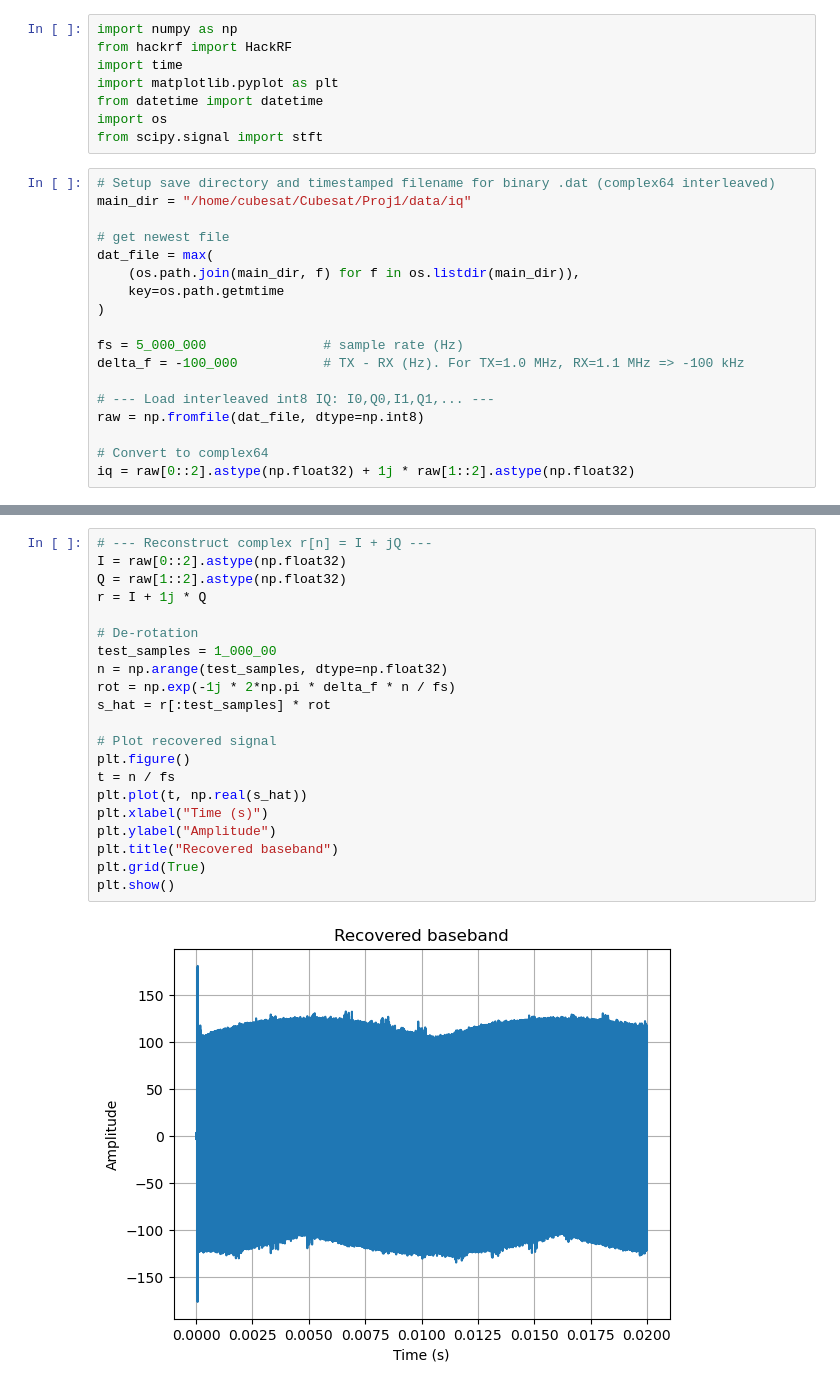
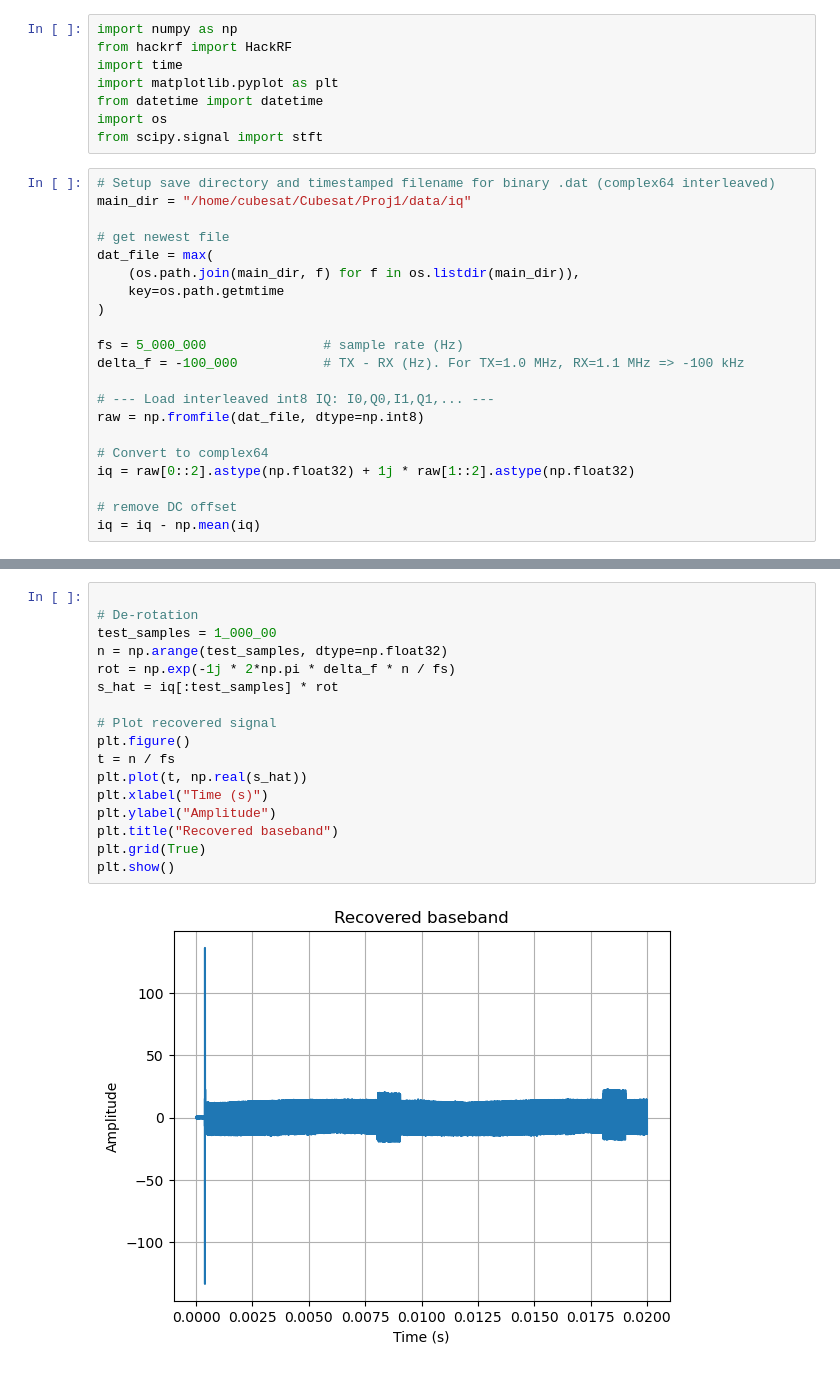
Before and after one commit to patmaloyan/hackrf_rx, a Jupyter notebook: find_start_idx.ipynb, the cells around one changed output, grey strips where cells are left out. Cells and saved outputs as stored; diff of their text form.

```diff
--- a/find_start_idx.ipynb
+++ b/find_start_idx.ipynb
@@ -24,5 +24,8 @@ raw = np.fromfile(dat_file, dtype=np.int8)
 
 # Convert to complex64
 iq = raw[0::2].astype(np.float32) + 1j * raw[1::2].astype(np.float32)
+
+# remove DC offset
+iq = iq - np.mean(iq)
 # %% [markdown]
 Attempt to plot original signal
@@ -29,26 +35,22 @@ Attempt to plot original signal
 # %%
-# --- Reconstruct complex r[n] = I + jQ ---
-I = raw[0::2].astype(np.float32)
-Q = raw[1::2].astype(np.float32)
-r = I + 1j * Q
 
 # De-rotation
 test_samples = 1_000_00
 n = np.arange(test_samples, dtype=np.float32)
 rot = np.exp(-1j * 2*np.pi * delta_f * n / fs)
-s_hat = r[:test_samples] * rot
+s_hat = iq[:test_samples] * rot
 
 # Plot recovered signal
 plt.figure()
 t = n / fs
 plt.plot(t, np.real(s_hat))
 plt.xlabel("Time (s)")
 plt.ylabel("Amplitude")
 plt.title("Recovered baseband")
 plt.grid(True)
 plt.show()
 # %% [output]
-[figure, old version]
+[figure, new version]
 # %%
 
 # PRINT size
```
Also changed, not shown: parts of 20 cells of this notebook, 3 other files.
